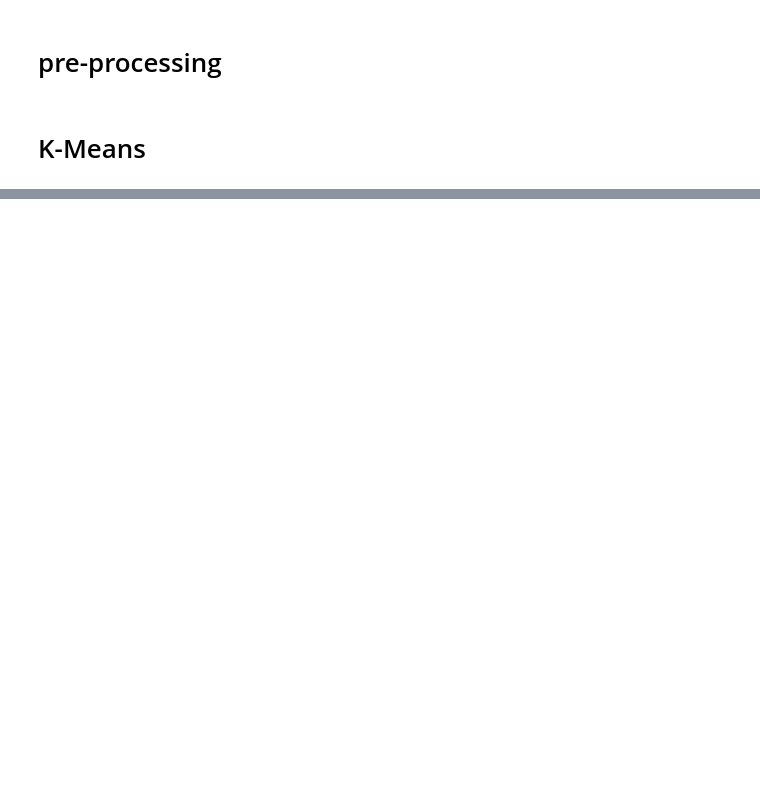
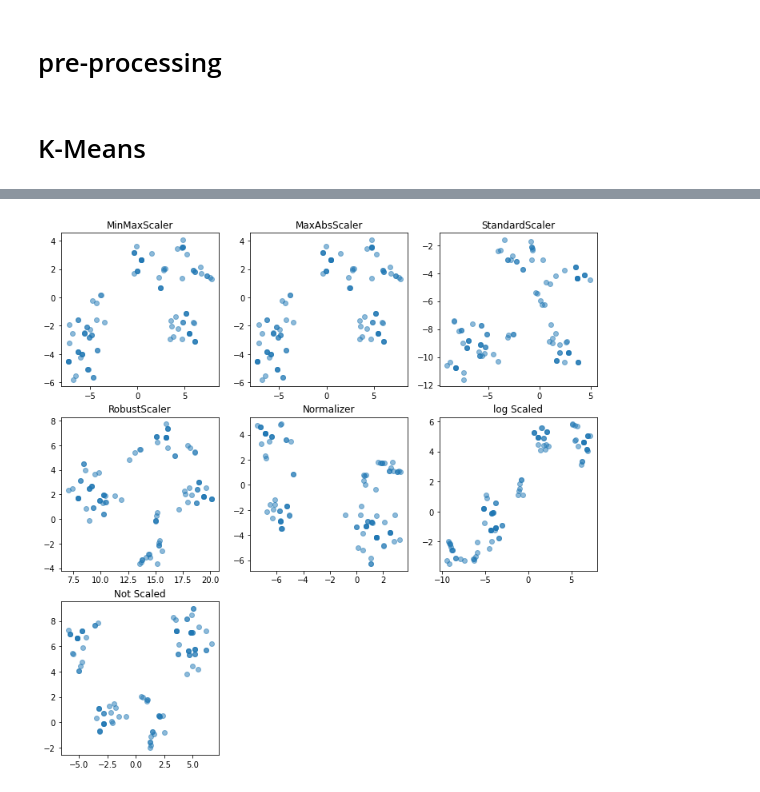
Before and after one commit to DongHyun99/Data_Mining, a Jupyter notebook: Pandas_data_analysis/zoo_data.ipynb, the cells around one changed output, grey strips where cells are left out. Saved outputs shown, nothing was run; the diff lists cells and outputs as text; code cells hidden in the pictures; blank space fills up the shorter version.

```diff
--- a/Pandas_data_analysis/zoo_data.ipynb
+++ b/Pandas_data_analysis/zoo_data.ipynb
@@ -171,0 +153,16 @@ Decision Tree의 장점 중 하나가 scailer의 영향을 받지 않는다는
+# %%
+from sklearn.manifold import TSNE
+
+def tsne(x):
+    model = TSNE(n_components=2, verbose=1, random_state=0)
+    transformed = model.fit_transform(x)
+    star_TSNE = pd.DataFrame(transformed, columns=['x','y'])
+    return star_TSNE
+# %%
+tsne0 = tsne(zoo_val)
+tsne1 = tsne(zoo1)
+tsne2 = tsne(zoo2)
+tsne3 = tsne(zoo3)
+tsne4 = tsne(zoo4)
+tsne5 = tsne(zoo5)
+tsne6 = tsne(zoo6)
@@ -171,0 +187,37 @@ Decision Tree의 장점 중 하나가 scailer의 영향을 받지 않는다는
+# %%
+import matplotlib.pyplot as plt
+
+plt.figure(figsize=(12, 12))
+
+plt.subplot(331)
+plt.scatter(tsne1.x, tsne1.y, alpha=0.5)
+plt.title('MinMaxScaler')
+
+plt.subplot(332)
+plt.scatter(tsne2.x, tsne2.y, alpha=0.5)
+plt.title('MaxAbsScaler')
+
+plt.subplot(333)
+plt.scatter(tsne3.x, tsne3.y, alpha=0.5)
+plt.title('StandardScaler')
+
+plt.subplot(334)
+plt.scatter(tsne4.x, tsne4.y, alpha=0.5)
+plt.title('RobustScaler')
+
+plt.subplot(335)
+plt.scatter(tsne5.x, tsne5.y, alpha=0.5)
+plt.title('Normalizer')
+
+plt.subplot(336)
+plt.scatter(tsne0.x, tsne0.y, alpha=0.5)
+plt.title('log Scaled')
+
+plt.subplot(337)
+plt.scatter(tsne6.x, tsne6.y, alpha=0.5)
+plt.title('Not Scaled')
+
+
+plt.show()
+# %% [output]
+[figure, added]
```
Also changed, not shown: parts of 12 cells of this notebook, 5 other files.
